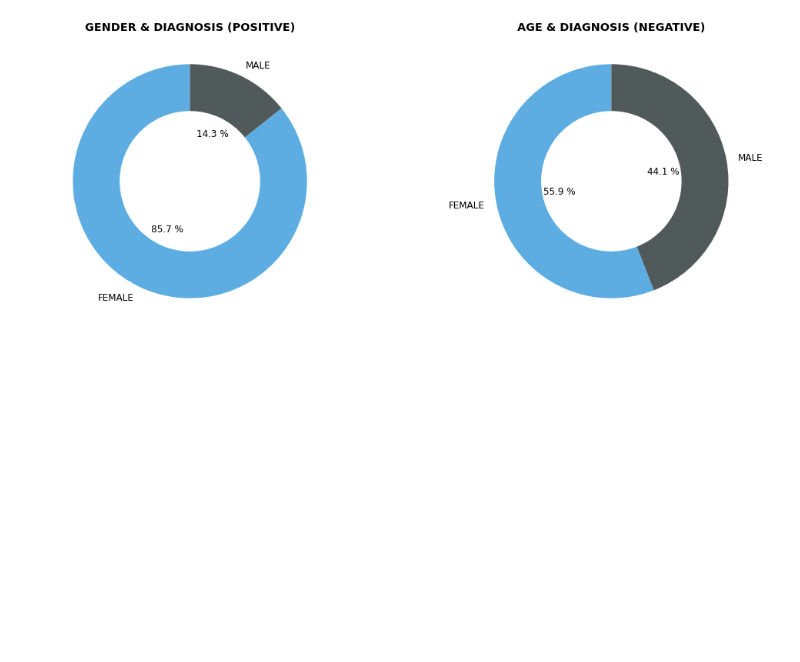
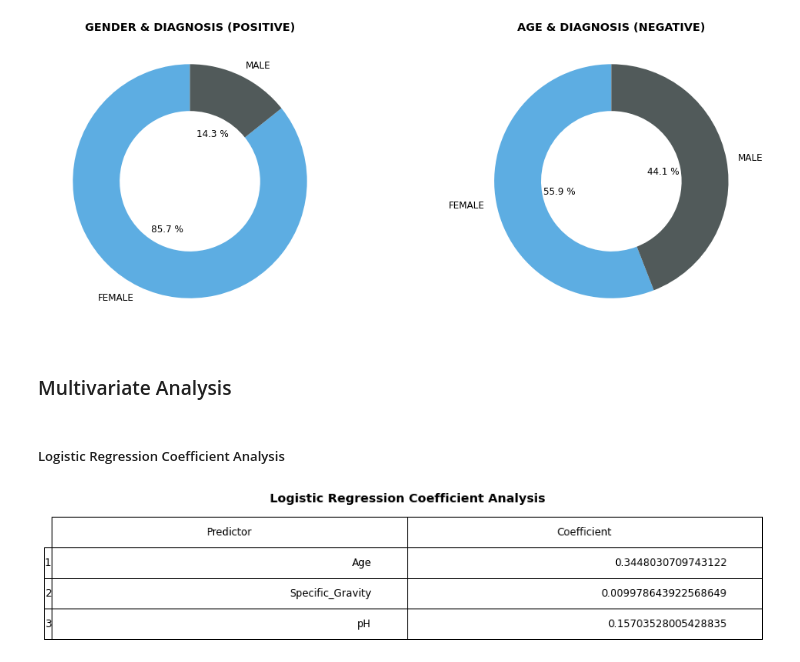
Before and after one commit to kr-agdeppa/UTI-Diagnosis-Classification, a Jupyter notebook: DATA EXPLORATION.ipynb, the cells around one changed output. Cells and saved outputs as stored; diff of their text form; code cells hidden in the pictures; blank space fills up the shorter version.

```diff
--- a/DATA EXPLORATION.ipynb
+++ b/DATA EXPLORATION.ipynb
@@ -223,3 +254,30 @@ for ax, clr, title, filter_ in zip(axs, colors, list_of_titles, diagnoses_filter
     ax.set_title(title, fontweight="bold");
 # %% [output]
 [figure]
+# %% [markdown]
+### Multivariate Analysis
+# %% [markdown]
+##### Logistic Regression Coefficient Analysis
+# %%
+logreg = LogisticRegression()
+
+X = df[["Age", "Specific_Gravity", "pH"]][~pd.isna(df["Age"])]
+y = df["Diagnosis"].map({"NEGATIVE":0, "POSITIVE":1})[:-1]
+
+scaler_ = StandardScaler()
+
+scaled_data = scaler_.fit_transform(X)
+
+logreg.fit(scaled_data, y)
+
+fig = plt.figure(figsize = (15, .2))
+
+plt.table(cellText = np.array([X.columns, logreg.coef_[-1]]).transpose(),
+          rowLabels = [1, 2, 3],
+          colLabels = ["Predictor", "Coefficient"]).scale(1, 3)
+
+plt.title("Logistic Regression Coefficient Analysis", fontweight="bold")
+
+plt.axis("off");
+# %% [output]
+[figure, added]
```
Also changed, not shown: parts of 9 cells of this notebook.
